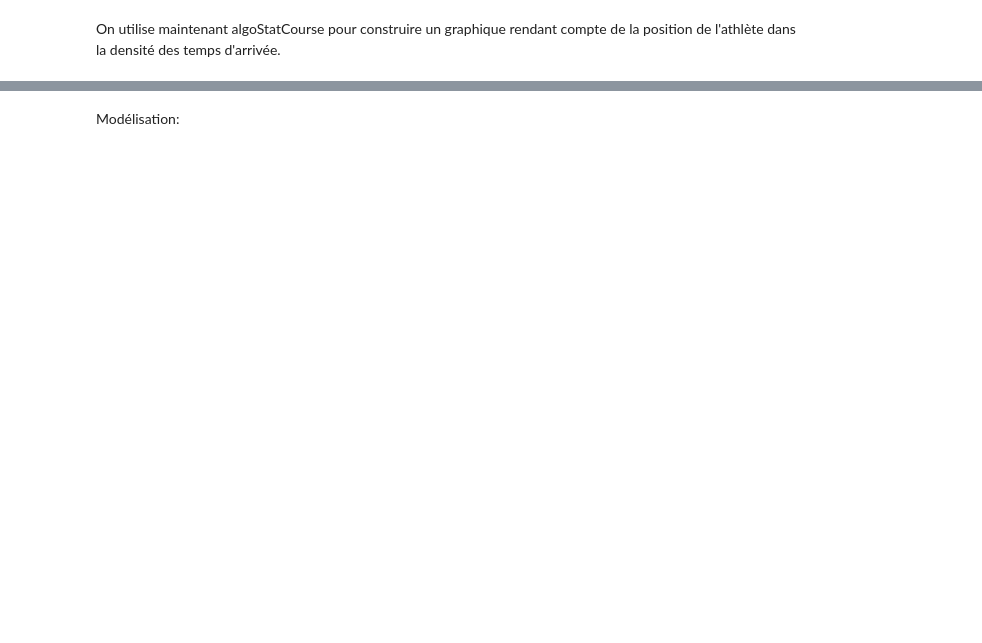
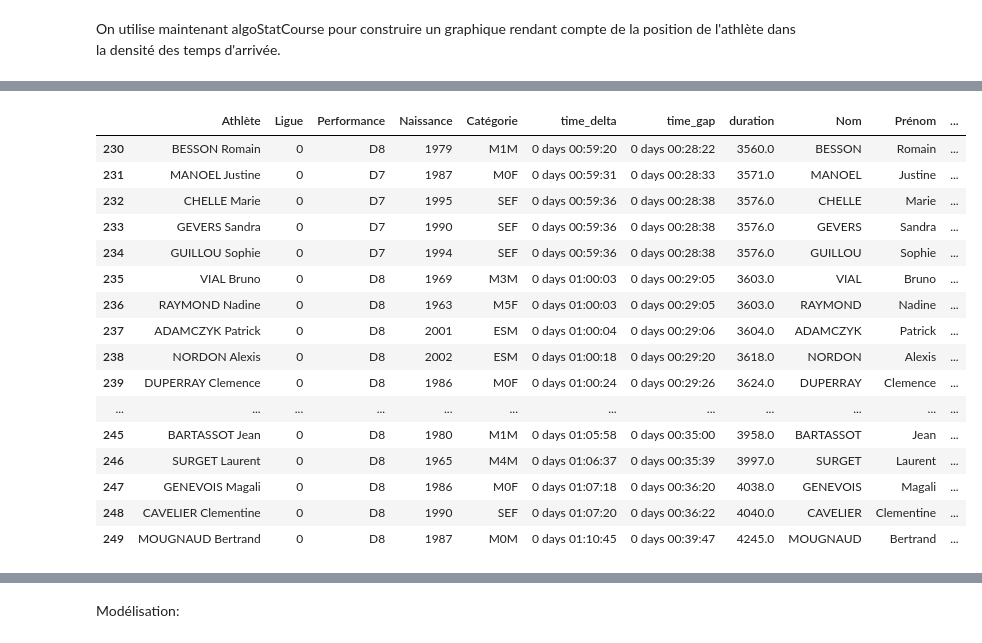
Before and after one commit to Kirscher/ResultAthle, a Jupyter notebook: eda.ipynb, the cells around one changed output, grey strips where cells are left out. Cells and saved outputs as stored; diff of their text form; code cells hidden in the pictures; blank space fills up the shorter version.

```diff
--- a/eda.ipynb
+++ b/eda.ipynb
@@ -148,3 +148,23 @@ graphePerso("BASILE", "Alberto")
+# %%
+data.tail(20)
+# %% [output]
+|  | Athlète | Ligue | Performance | Naissance | Catégorie | time_delta | time_gap | duration | Nom | Prénom | ... |
+| 230 | BESSON Romain | 0 | D8 | 1979 | M1M | 0 days 00:59:20 | 0 days 00:28:22 | 3560.0 | BESSON | Romain | ... |
+| 231 | MANOEL Justine | 0 | D7 | 1987 | M0F | 0 days 00:59:31 | 0 days 00:28:33 | 3571.0 | MANOEL | Justine | ... |
+| 232 | CHELLE Marie | 0 | D7 | 1995 | SEF | 0 days 00:59:36 | 0 days 00:28:38 | 3576.0 | CHELLE | Marie | ... |
+| 233 | GEVERS Sandra | 0 | D7 | 1990 | SEF | 0 days 00:59:36 | 0 days 00:28:38 | 3576.0 | GEVERS | Sandra | ... |
+| 234 | GUILLOU Sophie | 0 | D7 | 1994 | SEF | 0 days 00:59:36 | 0 days 00:28:38 | 3576.0 | GUILLOU | Sophie | ... |
+| 235 | VIAL Bruno | 0 | D8 | 1969 | M3M | 0 days 01:00:03 | 0 days 00:29:05 | 3603.0 | VIAL | Bruno | ... |
+| 236 | RAYMOND Nadine | 0 | D8 | 1963 | M5F | 0 days 01:00:03 | 0 days 00:29:05 | 3603.0 | RAYMOND | Nadine | ... |
+| 237 | ADAMCZYK Patrick | 0 | D8 | 2001 | ESM | 0 days 01:00:04 | 0 days 00:29:06 | 3604.0 | ADAMCZYK | Patrick | ... |
+| 238 | NORDON Alexis | 0 | D8 | 2002 | ESM | 0 days 01:00:18 | 0 days 00:29:20 | 3618.0 | NORDON | Alexis | ... |
+| 239 | DUPERRAY Clemence | 0 | D8 | 1986 | M0F | 0 days 01:00:24 | 0 days 00:29:26 | 3624.0 | DUPERRAY | Clemence | ... |
+| ... | ... | ... | ... | ... | ... | ... | ... | ... | ... | ... | ... |
+| 245 | BARTASSOT Jean | 0 | D8 | 1980 | M1M | 0 days 01:05:58 | 0 days 00:35:00 | 3958.0 | BARTASSOT | Jean | ... |
+| 246 | SURGET Laurent | 0 | D8 | 1965 | M4M | 0 days 01:06:37 | 0 days 00:35:39 | 3997.0 | SURGET | Laurent | ... |
+| 247 | GENEVOIS Magali | 0 | D8 | 1986 | M0F | 0 days 01:07:18 | 0 days 00:36:20 | 4038.0 | GENEVOIS | Magali | ... |
+| 248 | CAVELIER Clementine | 0 | D8 | 1990 | SEF | 0 days 01:07:20 | 0 days 00:36:22 | 4040.0 | CAVELIER | Clementine | ... |
+| 249 | MOUGNAUD Bertrand | 0 | D8 | 1987 | M0M | 0 days 01:10:45 | 0 days 00:39:47 | 4245.0 | MOUGNAUD | Bertrand | ... |
 # %%
 def tracegraphe
 # %% [output]
```
Also changed, not shown: parts of 12 cells of this notebook.
